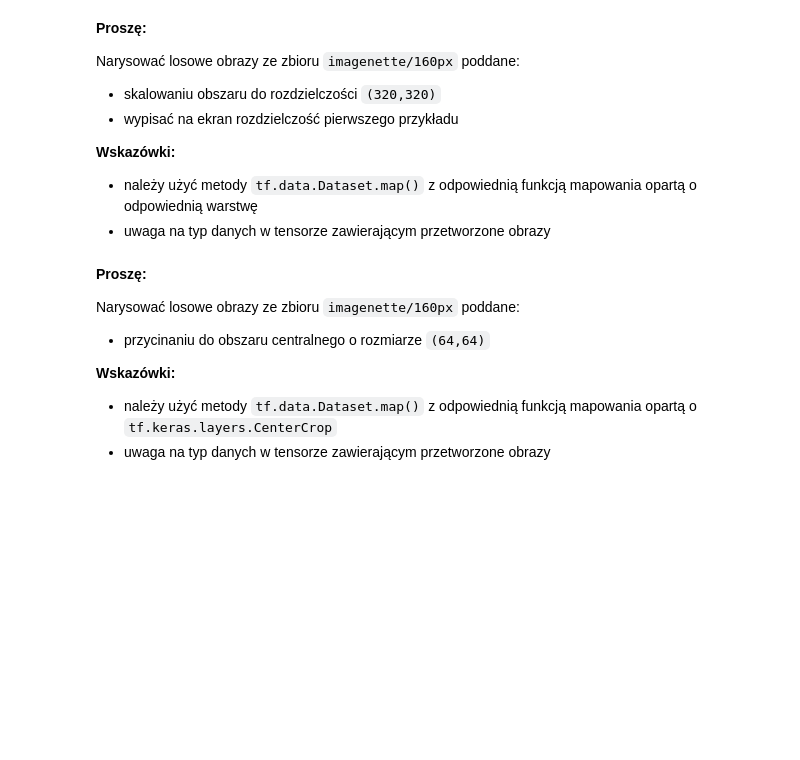
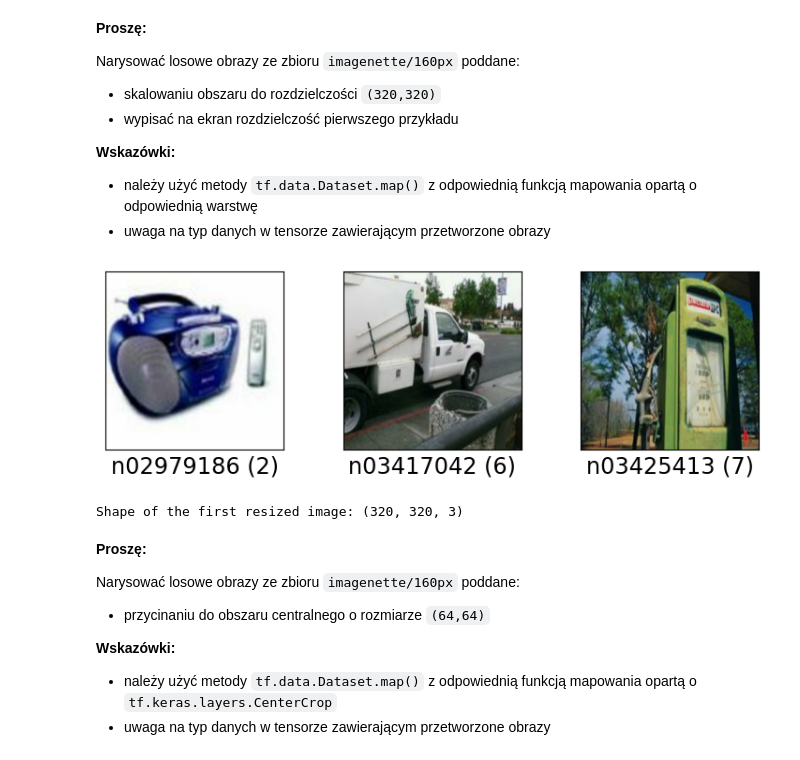
Before and after one commit to bkasza/MLII, a Jupyter notebook: 09/09_Preprocessing.ipynb, the cells around one changed output. Drawn from its saved outputs; the diff is of its cells as text; code cells hidden in the pictures; blank space fills up the shorter version.

```diff
--- a/09/09_Preprocessing.ipynb
+++ b/09/09_Preprocessing.ipynb
@@ -264,3 +260,29 @@ pass
+# %%
+resizing_layer = tf.keras.layers.Resizing(320, 320)
+
+# jedna opcja
+def resize_image(item):
+    image = item['image']
+    label = item['label']
+    # Ensure the image data type is float32 before resizing
+    image = tf.cast(image, tf.float32)
+    resized_image = resizing_layer(image)
+    return resized_image, label
+
+resized_ds = ds.map(resize_image)
+#druga opcja
+resized_ds = ds.map(lambda item: (resizing_layer(tf.cast(item['image'], tf.float32)), item['label']))
+
+# trzecia opcja xd
+resized_ds = ds.map(lambda x: {"image": tf.cast(resizing_layer(tf.cast(x["image"], tf.float32)), tf.uint8), "label": x["label"]})
+tfds.show_examples(resized_ds, ds_info, rows = 1, cols = 3)
+
+# Print the shape (resolution) of the first example
+first_resized_image, _ = next(iter(resized_ds))
+print(colored("Shape of the first resized image:", "blue"), first_resized_image.shape)
+# %% [output]
+[figure, added]
+Shape of the first resized image: (320, 320, 3)
 # %% [markdown]
 **Proszę:**
 
```
Also changed, not shown: parts of 25 cells of this notebook.
